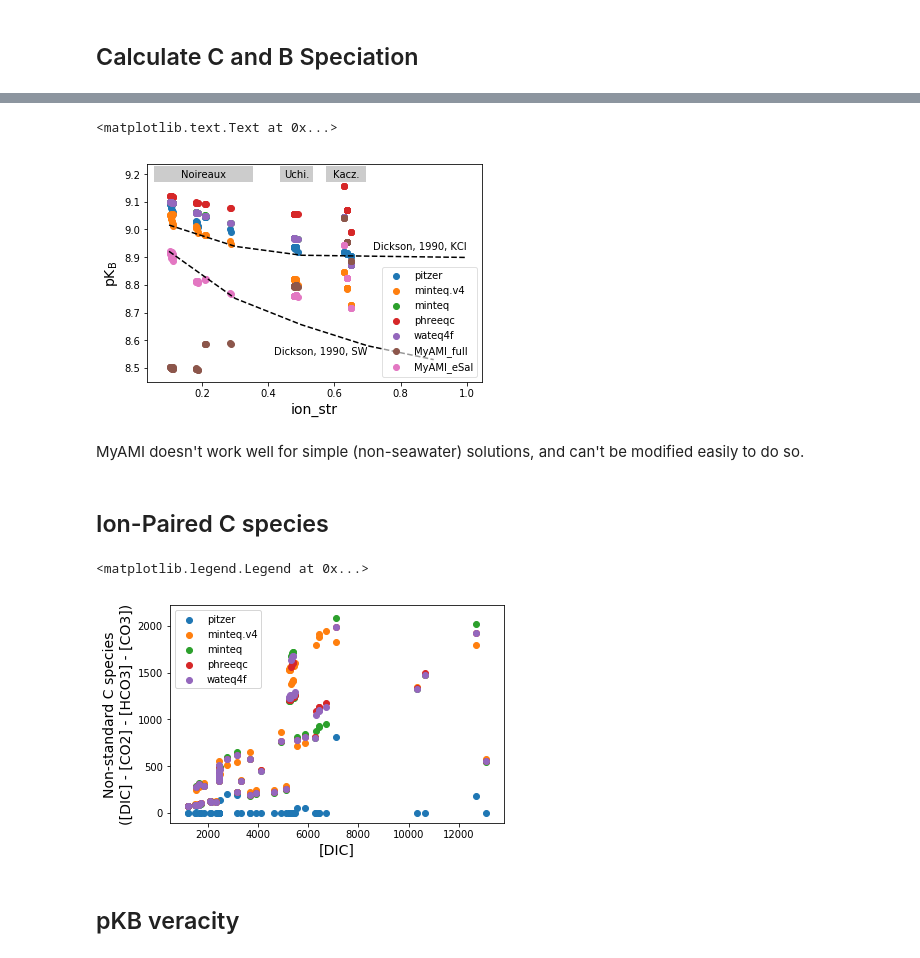
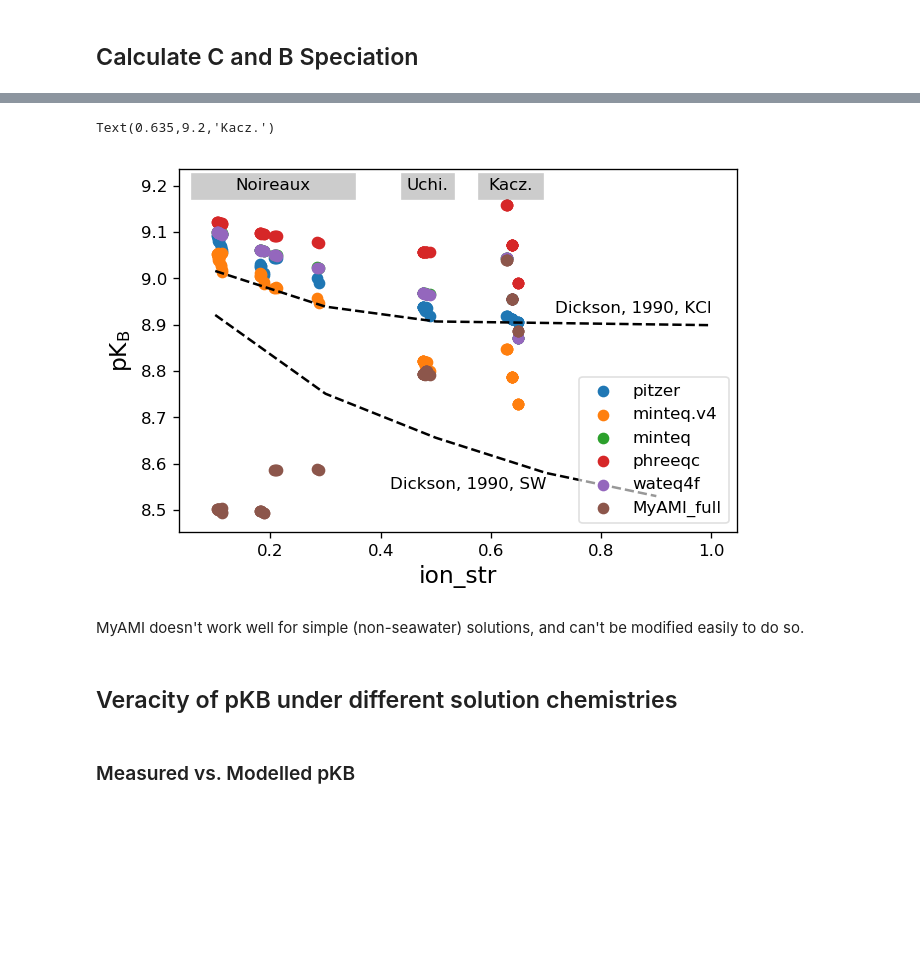
Before and after one commit to oscarbranson/Farmer_2018_Supplement, a Jupyter notebook: Solution Speciation.ipynb, the cells around one changed output, grey strips where cells are left out. Saved outputs shown, nothing was run; the diff lists cells and outputs as text; code cells hidden in the pictures; blank space fills up the shorter version.

```diff
--- a/Solution Speciation.ipynb
+++ b/Solution Speciation.ipynb
@@ -24,2 +26,5 @@ rd = pd.read_csv(raw_data_url, header=[0,1], index_col=[0,1,2])
+# %%
+rd = load.raw_data()
+rd.sort_index(inplace=True)
 # %% [markdown]
 ## Calculate C and B Speciation
@@ -167,30 +98,0 @@ idx = pd.IndexSlice
-# %%
-x = 'pH'
-
-# sub = calc.loc[idx[:, 'Noireaux', :], :]
-sub = calc
-
-fig, axs = plt.subplots(2, 3, figsize=[14,8])
-
-# for db in databases + ['MyAMI_eSal', 'MyAMI_full']:
-# for db in ['MyAMI_full', 'pitzer', 'phreeqc', 'wateq4f']:
-for db in databases + ['MyAMI_full']:
-    axs[0,0].scatter(sub.loc[:, ('pitzer', x)], sub.loc[:, (db, 'CO2')] * 1e6)
-    axs[0,1].scatter(sub.loc[:, ('pitzer', x)], sub.loc[:, (db, 'HCO3')] * 1e6)
-    axs[0,2].scatter(sub.loc[:, ('pitzer', x)], sub.loc[:, (db, 'CO3')] * 1e6)
-
-    axs[1,0].scatter(sub.loc[:, ('pitzer', x)], sub.loc[:, (db, 'BOH3')] * 1e6)
-    axs[1,1].scatter(sub.loc[:, ('pitzer', x)], sub.loc[:, (db, 'BOH4')] * 1e6)
-
-    axs[1,2].scatter([], [], label=db)
-
-axs[0,0].set_title('CO2', loc='left')
-axs[0,1].set_title('HCO3', loc='left')
-axs[0,2].set_title('CO3', loc='left')
-axs[1,0].set_title('BOH3', loc='left')
-axs[1,1].set_title('BOH4', loc='left')
-
-axs[1,2].axis('off')
-axs[1,2].legend(loc='upper left')
-
-fig.tight_layout()
@@ -226,48 +133,37 @@ sub = calc
 
 x = 'ion_str'
 
-for db in databases + ['MyAMI_full', 'MyAMI_eSal']:
+for db in databases + ['MyAMI_full']:
     plt.scatter(sub.loc[:, ('pitzer', x)],
                 -np.log10((10**-sub.loc[:, ('pitzer', 'pH')] *
                            sub.loc[:, (db, 'BOH4')] /
                            sub.loc[:, (db, 'BOH3')]).astype(float)),
                 label=db)
 plt.xlabel(x, fontsize=14)
 plt.ylabel('$pK_B$', fontsize=14)
 plt.legend(framealpha=0.6, loc='lower right')
 
 plt.plot(ion_str, pKB, c='k', ls='dashed')
 plt.plot(ion_str_2, pKB_2, c='k', ls='dashed')
 
 plt.text(1, 8.92, 'Dickson, 1990, KCl', ha='right', va='bottom')
 plt.text(0.7, 8.54, 'Dickson, 1990, SW', ha='right', va='bottom')
 
 lohi = (.08, .33)
 plt.plot(lohi, [9.2, 9.2], lw=16, c=(0,0,0,0.2))
 plt.text(np.mean(lohi), 9.2, 'Noireaux', va='center', ha='center', fontsize=10)
 
 lohi = (.46, .51)
 plt.plot(lohi, [9.2, 9.2], lw=16, c=(0,0,0,0.2))
 plt.text(np.mean(lohi), 9.2, 'Uchi.', va='center', ha='center', fontsize=10)
 
 lohi = (.6, .67)
 plt.plot(lohi, [9.2, 9.2], lw=16, c=(0,0,0,0.2))
 plt.text(np.mean(lohi), 9.2, 'Kacz.', va='center', ha='center', fontsize=10)
 # %% [output]
-<matplotlib.text.Text at 0x...>
+Text(0.635,9.2,'Kacz.')
-[figure, old version]
+[figure, new version]
 # %% [markdown]
 MyAMI doesn't work well for simple (non-seawater) solutions, and can't be modified easily to do so.
-# %% [markdown]
-## Ion-Paired C species
-# %%
-for db in databases:
-    plt.scatter(calc.loc[:, (db, 'C')] * 1e6,
-                (calc.loc[:, (db, 'C')] - calc.loc[:, (db, 'CO2')] - calc.loc[:, (db, 'HCO3')] - calc.loc[:, (db, 'CO3')]) * 1e6,
-                label=db)
-plt.xlabel('[DIC]', fontsize=14)
-plt.ylabel('Non-standard C species\n([DIC] - [CO2] - [HCO3] - [CO3])', fontsize=14)
-plt.legend()
-# %% [output]
-<matplotlib.legend.Legend at 0x...>
-[figure, removed]
+# %% [markdown]
+## Veracity of pKB under different solution chemistries
@@ -274,2 +209,2 @@ plt.legend()
 # %% [markdown]
-## pKB veracity
+### Measured vs. Modelled pKB
```
Also changed, not shown: parts of 43 cells of this notebook, 2 other files.
